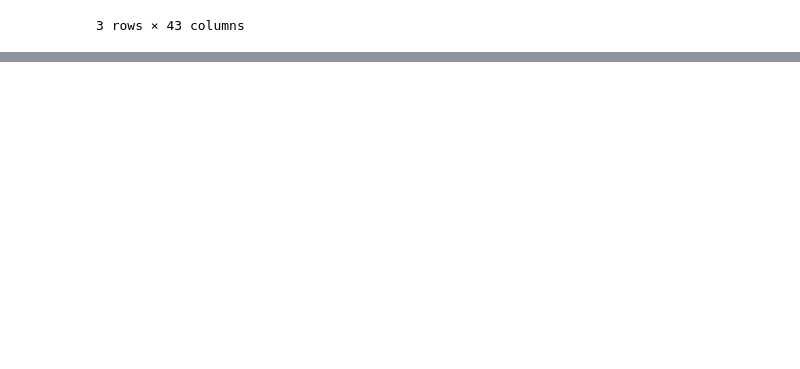
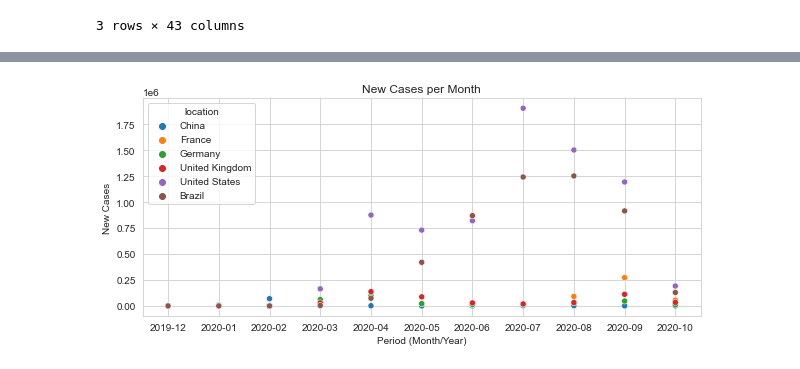
Before and after one commit to iobruno/kaggle-data-vis, a Jupyter notebook: notebooks/covid-19_analysis.ipynb, the cells around one changed output, grey strips where cells are left out. Saved outputs shown, nothing was run; the diff lists cells and outputs as text; code cells hidden in the pictures; blank space fills up the shorter version.

```diff
--- a/notebooks/covid-19_analysis.ipynb
+++ b/notebooks/covid-19_analysis.ipynb
@@ -50,0 +104,22 @@ covid_df = staging_covid_df.groupby(['year_month', 'continent', 'location', 'iso
+# %%
+df = covid_df[(covid_df['location'] == 'Brazil') |
+              (covid_df['location'] == 'United States') |
+              (covid_df['location'] == 'Germany') |
+              (covid_df['location'] == 'France') |
+              (covid_df['location'] == 'United Kingdom') |
+              (covid_df['location'] == 'China')]
+# %%
+sns.set_style("whitegrid")
+plt.figure(figsize=(10, 4))
+
+sns.scatterplot(x='year_month',
+                y=df['new_cases'],
+                hue=df['location'],
+                data=df)
+
+plt.xlabel("Period (Month/Year)")
+plt.ylabel("New Cases")
+plt.title(f"New Cases per Month")
+plt.show()
+# %% [output]
+[figure, added]
```
Also changed, not shown: parts of 11 cells of this notebook.
